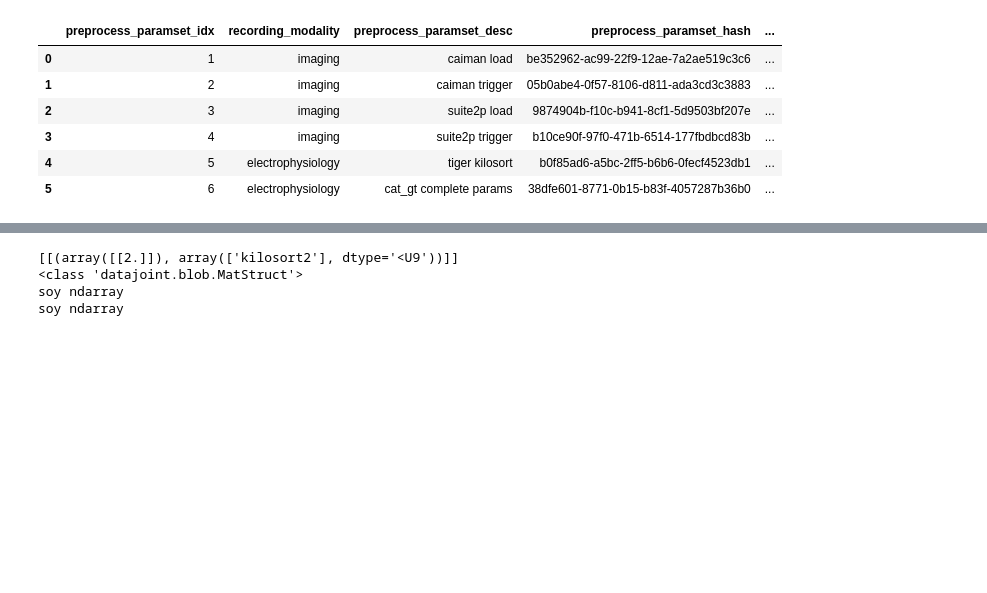
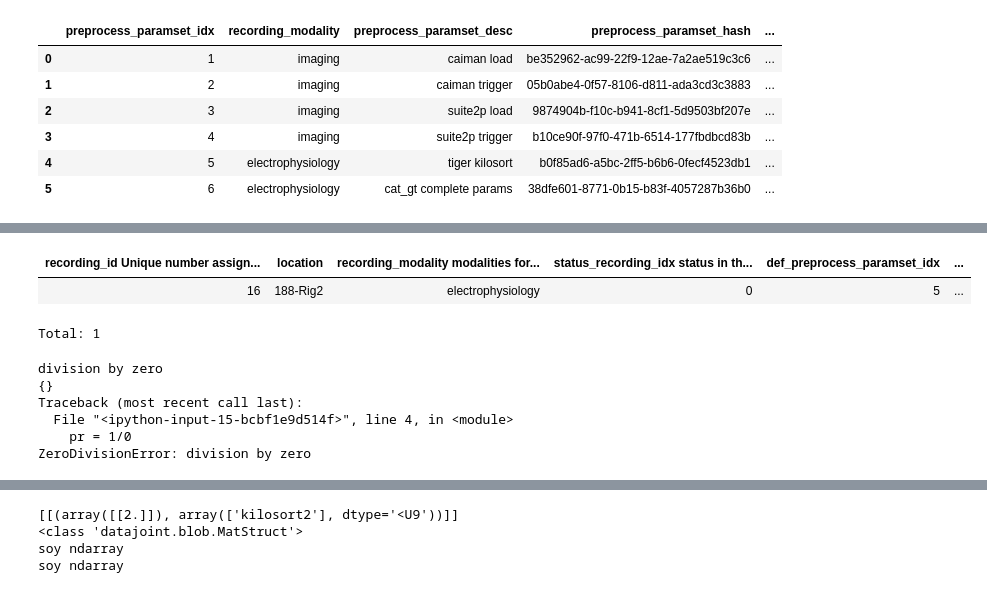
Before and after one commit to BrainCOGS/U19-pipeline-python, a Jupyter notebook: notebooks/TestAutomaticPipeline.ipynb, the cells around one changed output, grey strips where cells are left out. Drawn from its saved outputs; the diff is of its cells as text; code cells hidden in the pictures; blank space fills up the shorter version.

```diff
--- a/notebooks/TestAutomaticPipeline.ipynb
+++ b/notebooks/TestAutomaticPipeline.ipynb
@@ -114,2 +92,29 @@ Total: 23
+# %%
+status_query = 'status_recording_idx > -1'
+status_query += ' and status_recording_idx < 3'
+
+recordings_active = recording.Recording * lab.Location.proj('ip_address') & status_query
+recordings_active
+# %% [output]
+| recording_id Unique number assign... | location | recording_modality modalities for... | status_recording_idx status in th... | def_preprocess_paramset_idx | ... |
+| 16 | 188-Rig2 | electrophysiology | 0 | 5 | ... |
+Total: 1
+# %%
+import traceback
+
+try:
+    pr = 1/0
+
+except Exception as e:
+    print(str(e))
+    print(e.__dict__)
+    print(''.join(traceback.format_exception(etype=type(e), value=e, tb=e.__traceback__)))
+# %% [output]
+division by zero
+{}
+Traceback (most recent call last):
+  File "<ipython-input-15-bcbf1e9d514f>", line 4, in <module>
+    pr = 1/0
+ZeroDivisionError: division by zero
 # %%
 l = rec_handler.RecordingHandler.pipeline_handler_main()
```
Also changed, not shown: parts of 4 cells of this notebook, 7 other files.
